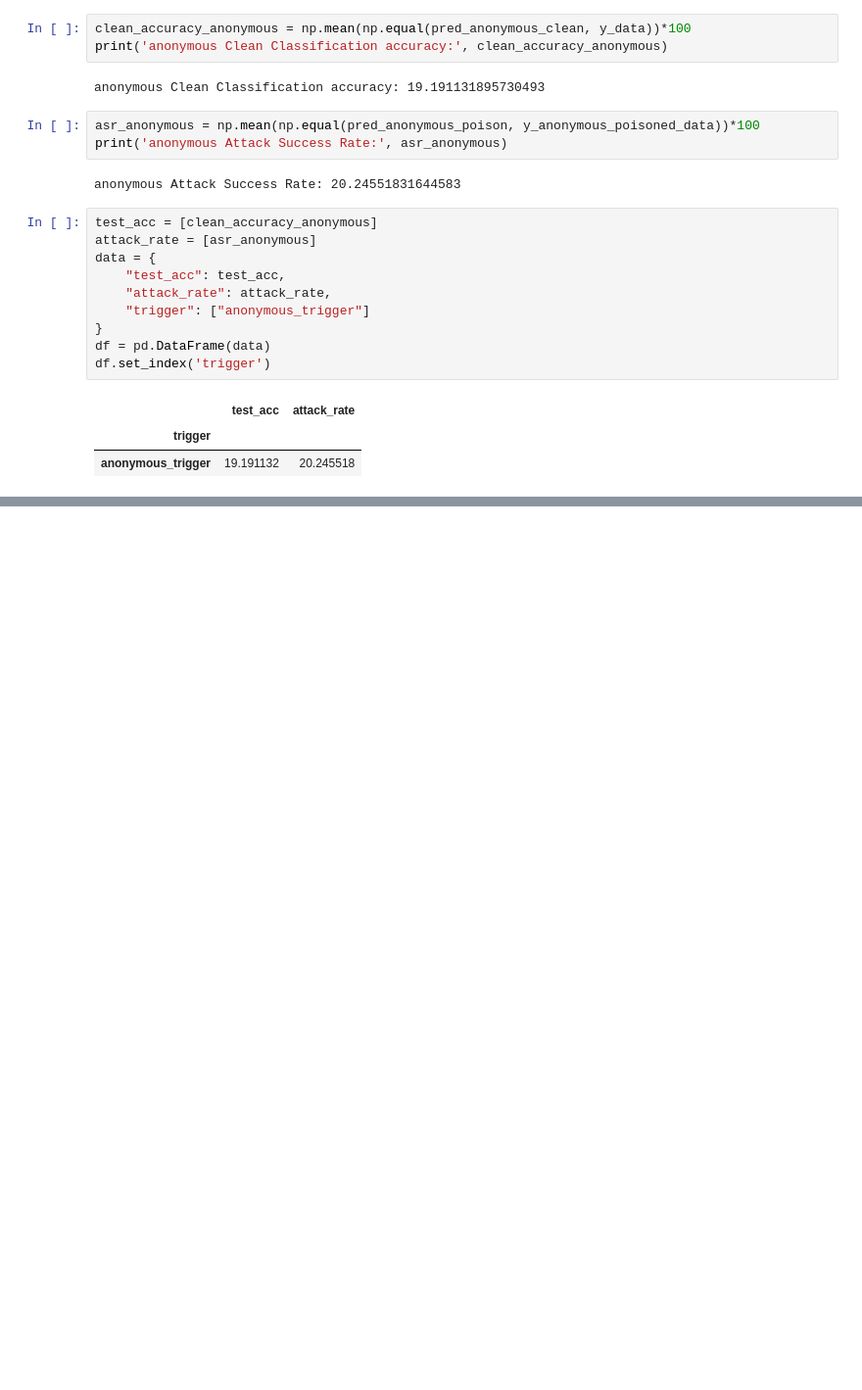
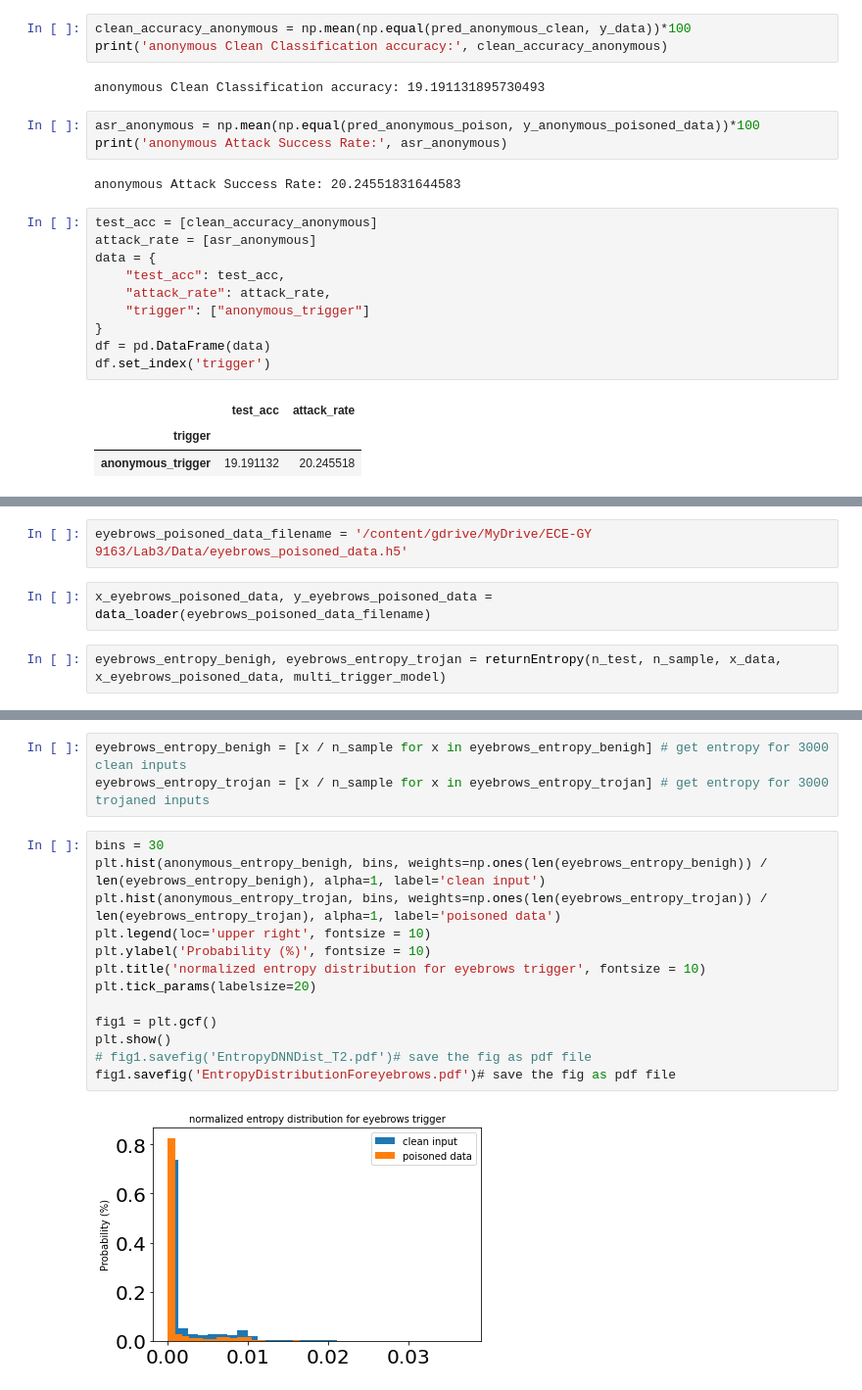
Before and after one commit to vbabushkin/ECE_GY_9163_Machine_Learning_for_Cyber_Security_Project, a Jupyter notebook: CODE/strip.ipynb, the cells around one changed output, grey strips where cells are left out. Shown at 98% size. Saved outputs shown, nothing was run; the diff lists cells and outputs as text; blank space fills up the shorter version.

```diff
--- a/CODE/strip.ipynb
+++ b/CODE/strip.ipynb
@@ -443,0 +450,6 @@ df.set_index('trigger')
+# %%
+eyebrows_poisoned_data_filename = '/content/gdrive/MyDrive/ECE-GY 9163/Lab3/Data/eyebrows_poisoned_data.h5'
+# %%
+x_eyebrows_poisoned_data, y_eyebrows_poisoned_data = data_loader(eyebrows_poisoned_data_filename)
+# %%
+eyebrows_entropy_benigh, eyebrows_entropy_trojan = returnEntropy(n_test, n_sample, x_data, x_eyebrows_poisoned_data, multi_trigger_model)
@@ -443,0 +466,18 @@ df.set_index('trigger')
+# %%
+eyebrows_entropy_benigh = [x / n_sample for x in eyebrows_entropy_benigh] # get entropy for 3000 clean inputs
+eyebrows_entropy_trojan = [x / n_sample for x in eyebrows_entropy_trojan] # get entropy for 3000 trojaned inputs
+# %%
+bins = 30
+plt.hist(anonymous_entropy_benigh, bins, weights=np.ones(len(eyebrows_entropy_benigh)) / len(eyebrows_entropy_benigh), alpha=1, label='clean input')
+plt.hist(anonymous_entropy_trojan, bins, weights=np.ones(len(eyebrows_entropy_trojan)) / len(eyebrows_entropy_trojan), alpha=1, label='poisoned data')
+plt.legend(loc='upper right', fontsize = 10)
+plt.ylabel('Probability (%)', fontsize = 10)
+plt.title('normalized entropy distribution for eyebrows trigger', fontsize = 10)
+plt.tick_params(labelsize=20)
+
+fig1 = plt.gcf()
+plt.show()
+# fig1.savefig('EntropyDNNDist_T2.pdf')# save the fig as pdf file
+fig1.savefig('EntropyDistributionForeyebrows.pdf')# save the fig as pdf file
+# %% [output]
+[figure, added]
```
Also changed, not shown: parts of 54 cells of this notebook.
